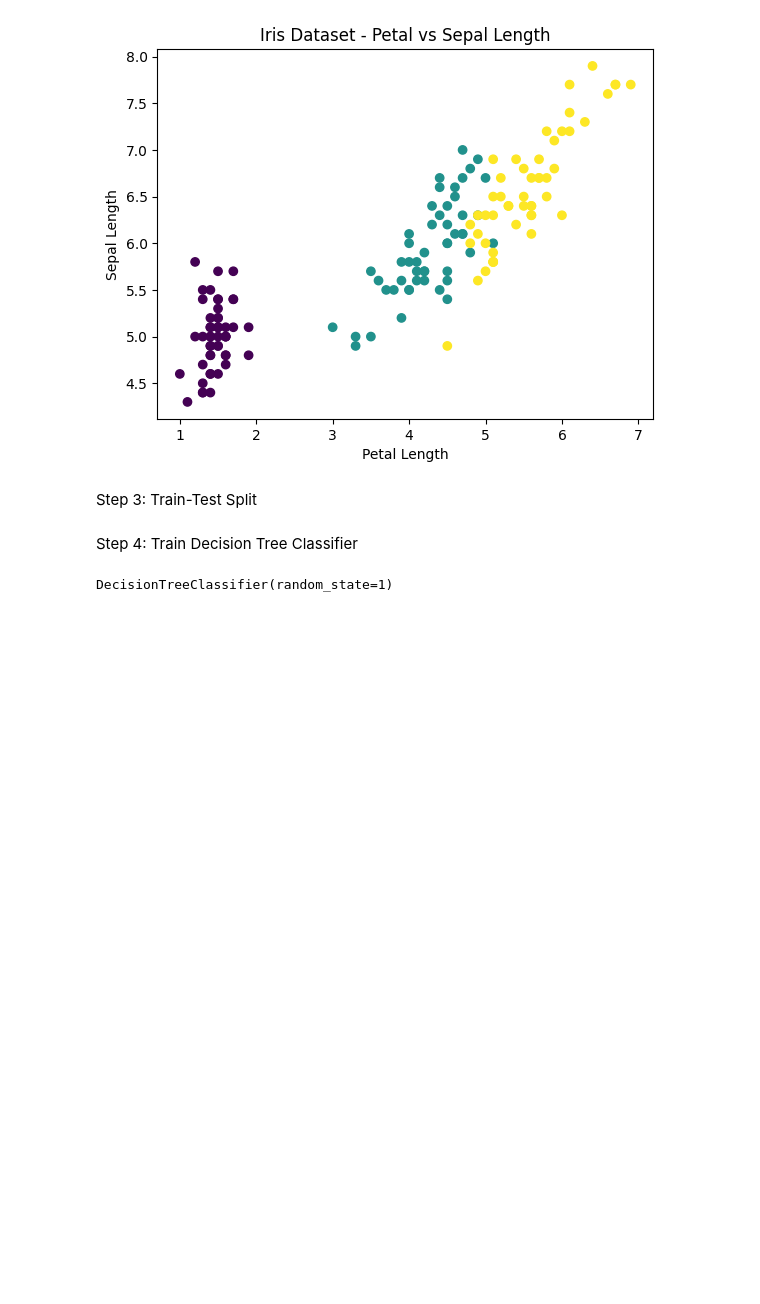
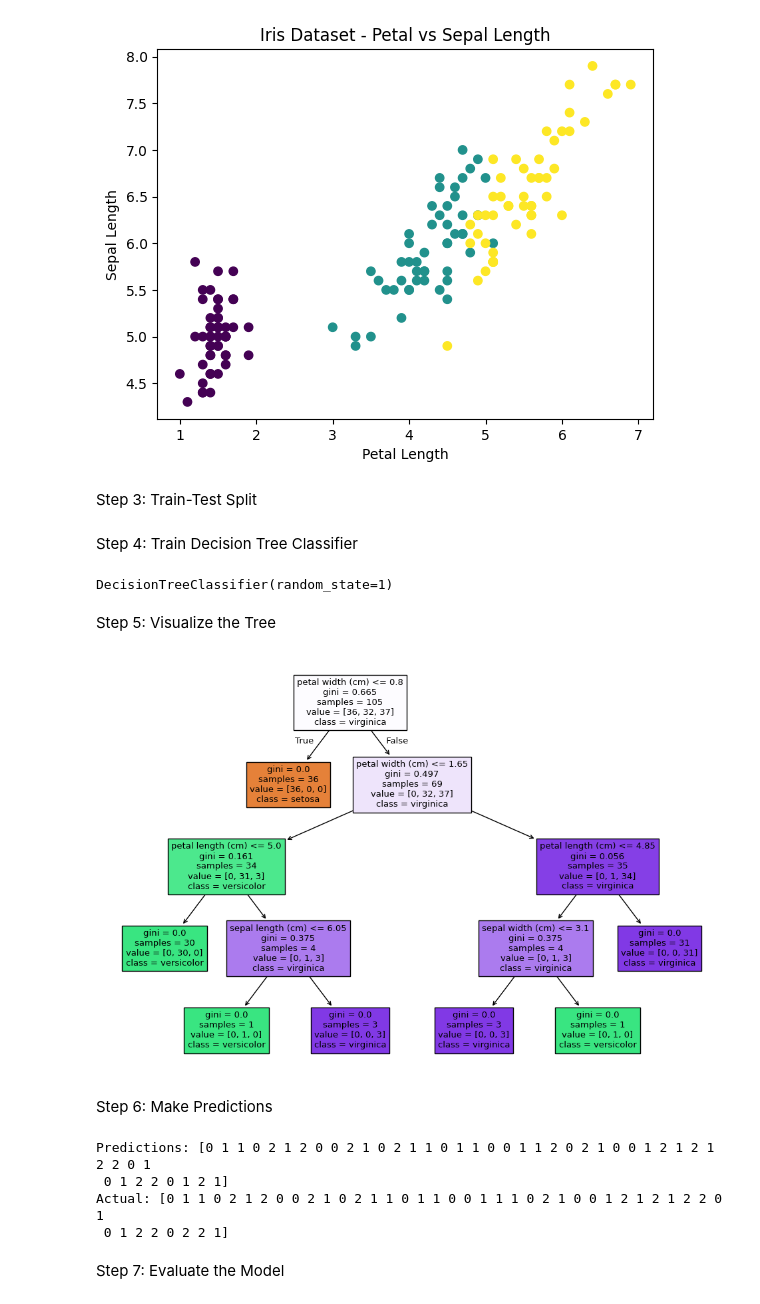
Before and after one commit to GayangaBandara/AI-ML, a Jupyter notebook: CCS4340_Lab_Sheet/Decision Tree Classification.ipynb, the cells around one changed output. Cells and saved outputs as stored; diff of their text form; code cells hidden in the pictures; blank space fills up the shorter version.

Commit message:
Model train

```diff
--- a/CCS4340_Lab_Sheet/Decision Tree Classification.ipynb
+++ b/CCS4340_Lab_Sheet/Decision Tree Classification.ipynb
@@ -44,3 +44,30 @@ classifier = DecisionTreeClassifier(random_state=1)
 classifier.fit(X_train, y_train)
 # %% [output]
 DecisionTreeClassifier(random_state=1)
+# %% [markdown]
+Step 5: Visualize the Tree
+# %%
+from sklearn import tree
+import matplotlib.pyplot as plt
+
+plt.figure(figsize=(12,8))
+tree.plot_tree(classifier, filled=True,
+feature_names=iris.feature_names,
+class_names=iris.target_names)
+plt.show()
+# %% [output]
+[figure, added]
+# %% [markdown]
+Step 6: Make Predictions
+# %%
+y_pred = classifier.predict(X_test)
+
+print("Predictions:", y_pred)
+print("Actual:", y_test)
+# %% [output]
+Predictions: [0 1 1 0 2 1 2 0 0 2 1 0 2 1 1 0 1 1 0 0 1 1 2 0 2 1 0 0 1 2 1 2 1 2 2 0 1
+ 0 1 2 2 0 1 2 1]
+Actual: [0 1 1 0 2 1 2 0 0 2 1 0 2 1 1 0 1 1 0 0 1 1 1 0 2 1 0 0 1 2 1 2 1 2 2 0 1
+ 0 1 2 2 0 2 2 1]
+# %% [markdown]
+Step 7: Evaluate the Model
```
Also changed, not shown: parts of 20 cells of this notebook.
